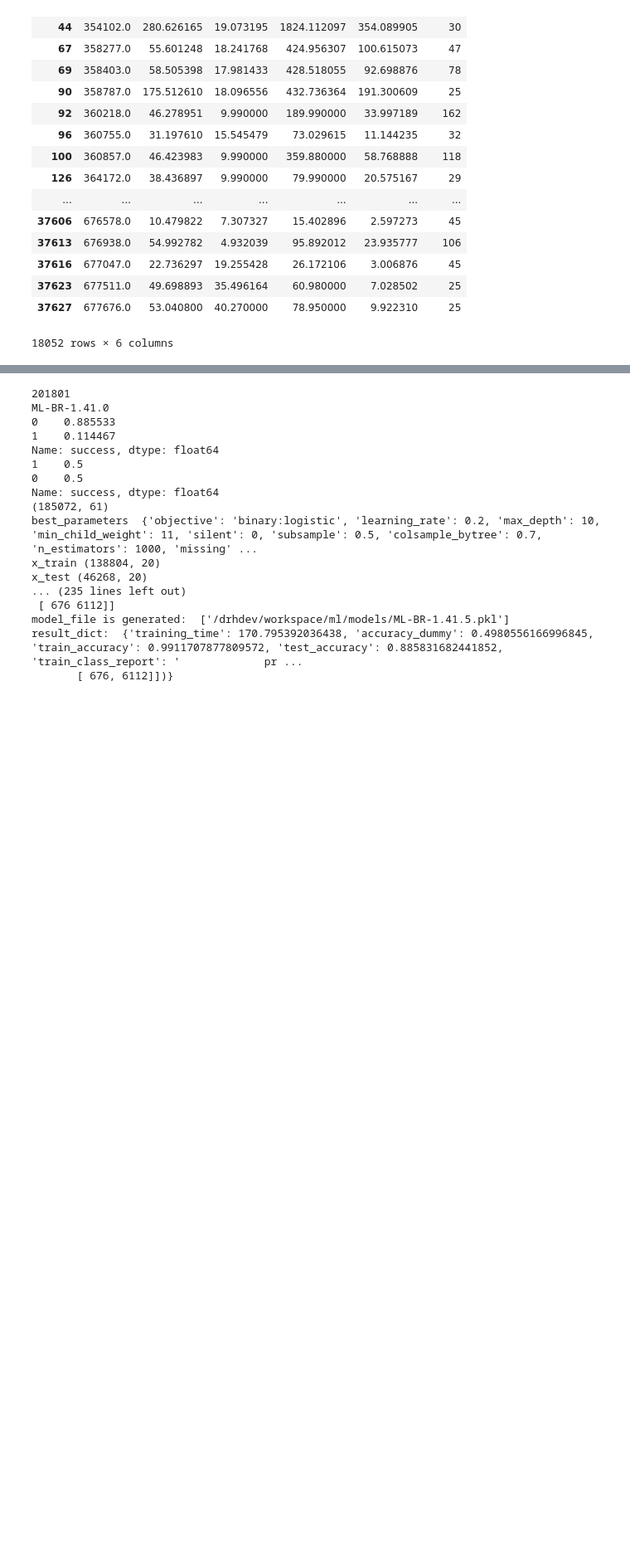
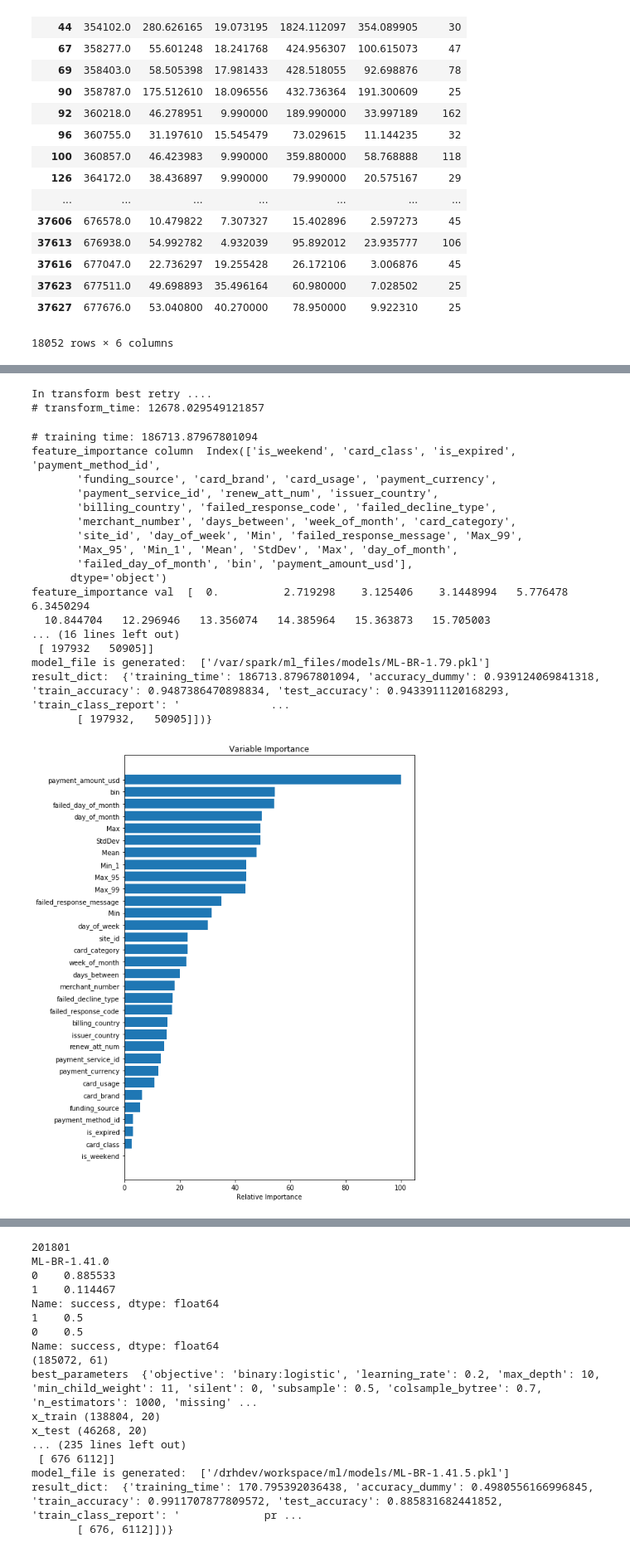
Before and after one commit to songyunlu/ml_training_tool, a Jupyter notebook: srs-train-retry-success.ipynb, the cells around one changed output, grey strips where cells are left out. Shown at 83% size. Drawn from its saved outputs; the diff is of its cells as text; code cells hidden in the pictures; blank space fills up the shorter version.

Commit message:
1. Add Data Processing for grouping last two attempt and between attempts 2. Train new models using new grouping of data: grouping of last two attempts and between attempts

```diff
--- a/srs-train-retry-success.ipynb
+++ b/srs-train-retry-success.ipynb
@@ -312,0 +183,2 @@ retry_success.shape
+# %%
+retry_success['bin'] = retry_success['bin'].fillna('')
@@ -312,0 +222,3 @@ retry_success.shape
+# %%
+retry_success['fail_date_newer'] = retry_success.apply(fail_date_newer, axis=1)
+retry_success.shape
@@ -633,0 +627,3 @@ def upload_artifact(file_path):
+# %%
+retry_success = retry_success[retry_success['fail_date_newer'] == False]
+retry_success.shape
@@ -633,0 +645,52 @@ def upload_artifact(file_path):
+# %%
+FEATURES_FLOAT = ['bin', 'renew_att_num', 'failed_response_code']
+def handle_feat_float(df):
+        for feat in FEATURES_FLOAT:
+            df[feat] = df[feat].astype(str).str.replace('.0', '', regex=False)
+        return df
+
+retry_success = handle_feat_float(retry_success)
+# %%
+""" Train the model"""
+
+#XGBoost Classifier
+from xgboost import XGBClassifier
+# import xgboost as xgb
+classifier = XGBClassifier
+
+tuned_parameters = {
+              'objective':['binary:logistic'],
+              'learning_rate': [0.2], #so called `eta` value
+              'max_depth': [10],
+              'min_child_weight': [11],
+              'silent': [0],
+              'subsample': [0.5],
+              'colsample_bytree': [0.7],
+#               'n_estimators': [500, 1000], #number of trees, change it to 1000 for better results
+              'n_estimators': [1000], #number of trees, change it to 1000 for better results
+              'missing':[-999],
+              'seed': [1337]}
+
+best_parameters = {
+              'objective': 'binary:logistic',
+              'learning_rate': 0.2, #so called `eta` value
+              'max_depth': 10,
+              'min_child_weight': 11,
+              'silent': 0,
+              'subsample': 0.5,
+              'colsample_bytree': 0.7,
+#               'n_estimators': [500, 1000], #number of trees, change it to 1000 for better results
+              'n_estimators': 1000, #number of trees, change it to 1000 for better results
+              'missing':-999,
+              'seed': 1337}
+
+model_file = ''
+
+model_id = 'ML-BR-1'
+version = get_latest_version(model_id) + 1
+model_name = model_id + '.' + str(version)
+xgb_clf, result_d = build_and_train(retry_success, classifier, tuned_parameters, 'xgbclassifier', model_file, best_param=best_parameters)
+model_file, model_file_name = write_model(xgb_clf, model_name)
+print("model_file is generated: ", model_file)
+print("result_dict: ", result_d)
+# %% [output]
@@ -633,0 +799,20 @@ def upload_artifact(file_path):
+In transform best retry ....
+# transform_time: 12678.029549121857
+# training time: 186713.87967801094
+feature_importance column  Index(['is_weekend', 'card_class', 'is_expired', 'payment_method_id',
+       'funding_source', 'card_brand', 'card_usage', 'payment_currency',
+       'payment_service_id', 'renew_att_num', 'issuer_country',
+       'billing_country', 'failed_response_code', 'failed_decline_type',
+       'merchant_number', 'days_between', 'week_of_month', 'card_category',
+       'site_id', 'day_of_week', 'Min', 'failed_response_message', 'Max_99',
+       'Max_95', 'Min_1', 'Mean', 'StdDev', 'Max', 'day_of_month',
+       'failed_day_of_month', 'bin', 'payment_amount_usd'],
+      dtype='object')
+feature_importance val  [  0.          2.719298    3.125406    3.1448994   5.776478    6.3450294
+  10.844704   12.296946   13.356074   14.385964   15.363873   15.705003
+... (16 lines left out)
+ [ 197932   50905]]
+model_file is generated:  ['/var/spark/ml_files/models/ML-BR-1.79.pkl']
+result_dict:  {'training_time': 186713.87967801094, 'accuracy_dummy': 0.939124069841318, 'train_accuracy': 0.9487386470898834, 'test_accuracy': 0.9433911120168293, 'train_class_report': '              ...
+       [ 197932,   50905]])}
+[figure, added]
```
Also changed, not shown: parts of 58 cells of this notebook, 1 other file.
